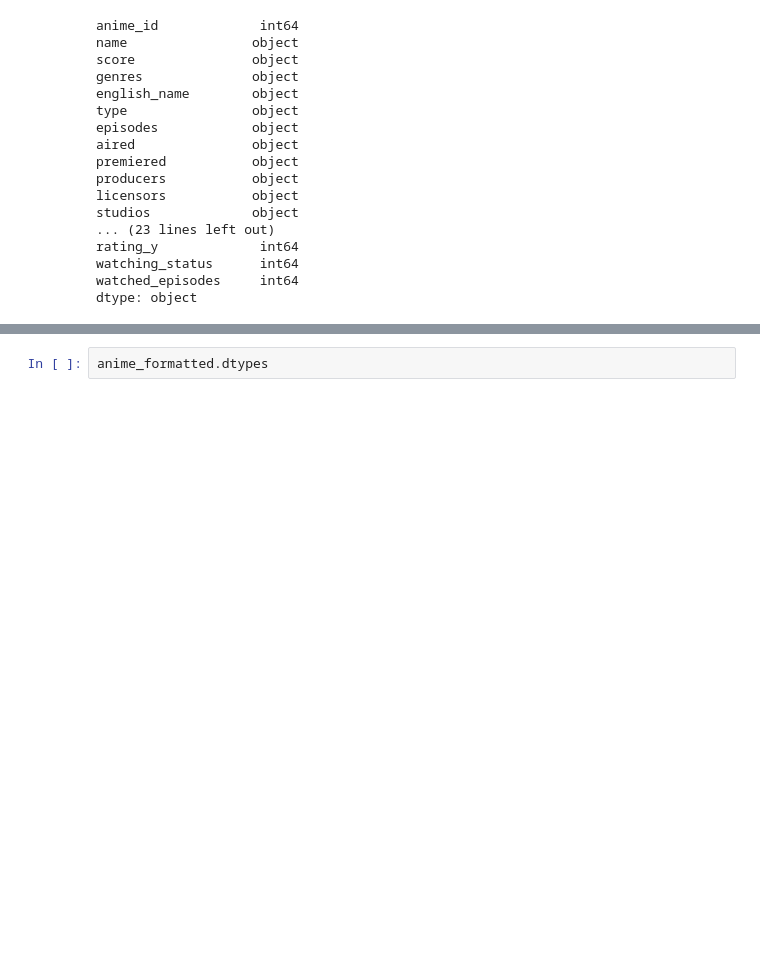
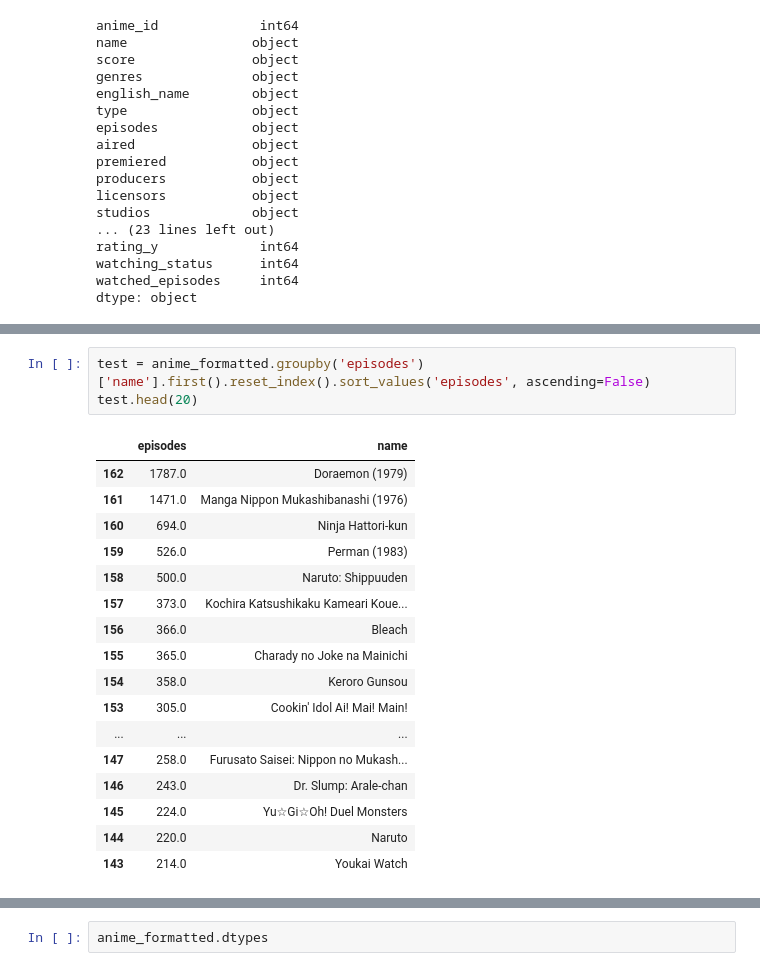
Before and after one commit to Nubily44/CD_EP, a Jupyter notebook: pre_analise.ipynb, the cells around one changed output, grey strips where cells are left out. Cells and saved outputs as stored; diff of their text form; blank space fills up the shorter version.

```diff
--- a/pre_analise.ipynb
+++ b/pre_analise.ipynb
@@ -125,0 +142,21 @@ anime_formatted = format_numbers(anime_full)
+# %%
+test = anime_formatted.groupby('episodes')['name'].first().reset_index().sort_values('episodes', ascending=False)
+test.head(20)
+# %% [output]
+|  | episodes | name |
+| 162 | 1787.0 | Doraemon (1979) |
+| 161 | 1471.0 | Manga Nippon Mukashibanashi (1976) |
+| 160 | 694.0 | Ninja Hattori-kun |
+| 159 | 526.0 | Perman (1983) |
+| 158 | 500.0 | Naruto: Shippuuden |
+| 157 | 373.0 | Kochira Katsushikaku Kameari Koue... |
+| 156 | 366.0 | Bleach |
+| 155 | 365.0 | Charady no Joke na Mainichi |
+| 154 | 358.0 | Keroro Gunsou |
+| 153 | 305.0 | Cookin' Idol Ai! Mai! Main! |
+| ... | ... | ... |
+| 147 | 258.0 | Furusato Saisei: Nippon no Mukash... |
+| 146 | 243.0 | Dr. Slump: Arale-chan |
+| 145 | 224.0 | Yu☆Gi☆Oh! Duel Monsters |
+| 144 | 220.0 | Naruto |
+| 143 | 214.0 | Youkai Watch |
```
Also changed, not shown: parts of 6 cells of this notebook.
